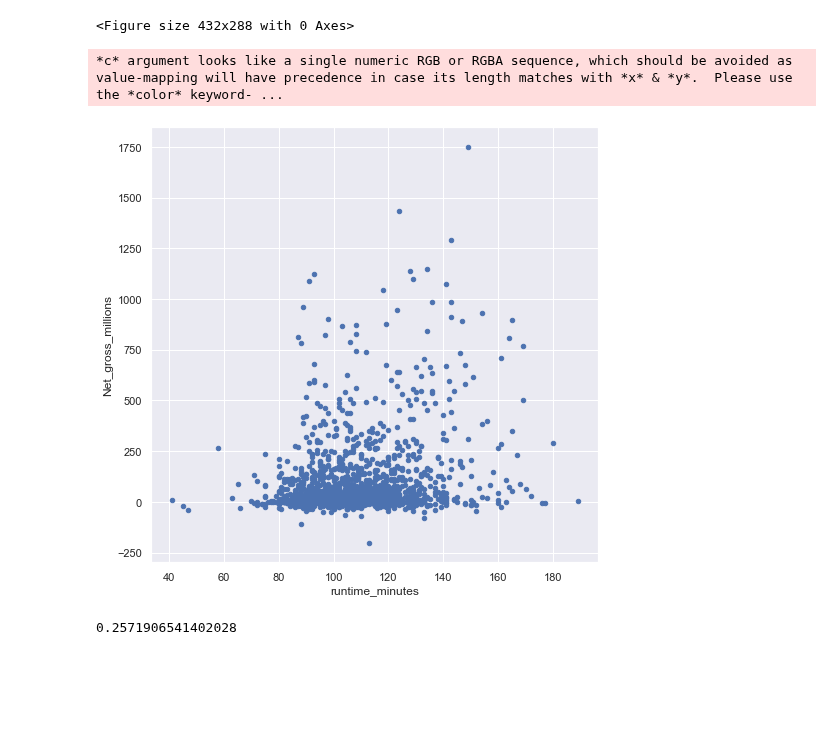
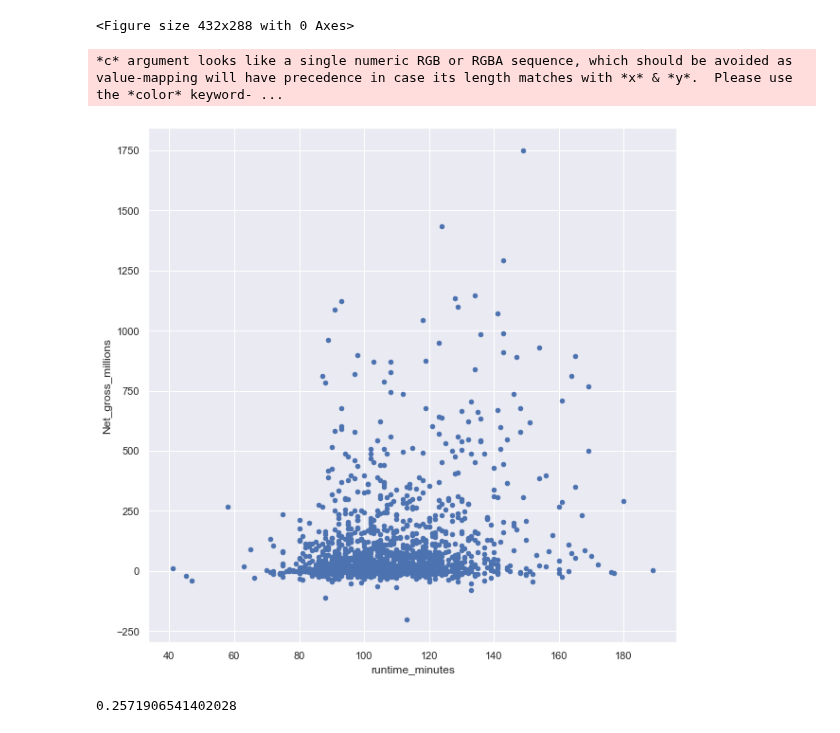
Before and after one commit to ldwilker10/dsc-phase-1-project-v2-4, a Jupyter notebook: Microsoft_Analysis.ipynb, the cells around one changed output. Cells and saved outputs as stored; diff of their text form; code cells hidden in the pictures; blank space fills up the shorter version.

Commit message:
Updated Readme Scatter plot visual

```diff
--- a/Microsoft_Analysis.ipynb
+++ b/Microsoft_Analysis.ipynb
@@ -404,11 +404,11 @@ plt.savefig('Images/top_20_runtime')
 # %%
 #scatter plot
 top_movies_dropped_null.plot(
-    x="runtime_minutes", y= "Net_gross_millions", kind="scatter", figsize = (8,8))
+    x="runtime_minutes", y= "Net_gross_millions", kind="scatter", figsize = (10,10))
 plt.savefig('Images/runtime_scatter',  bbox_inches="tight")
 # %% [output]
 *c* argument looks like a single numeric RGB or RGBA sequence, which should be avoided as value-mapping will have precedence in case its length matches with *x* & *y*.  Please use the *color* keyword- ...
-[figure, old version]
+[figure, new version]
 # %%
 #running correlation of run time to net gross
 top_movies_dropped_null["runtime_minutes"].corr(top_movies_dropped_null["Net_Gross"])
```
Also changed, not shown: 2 other files.
